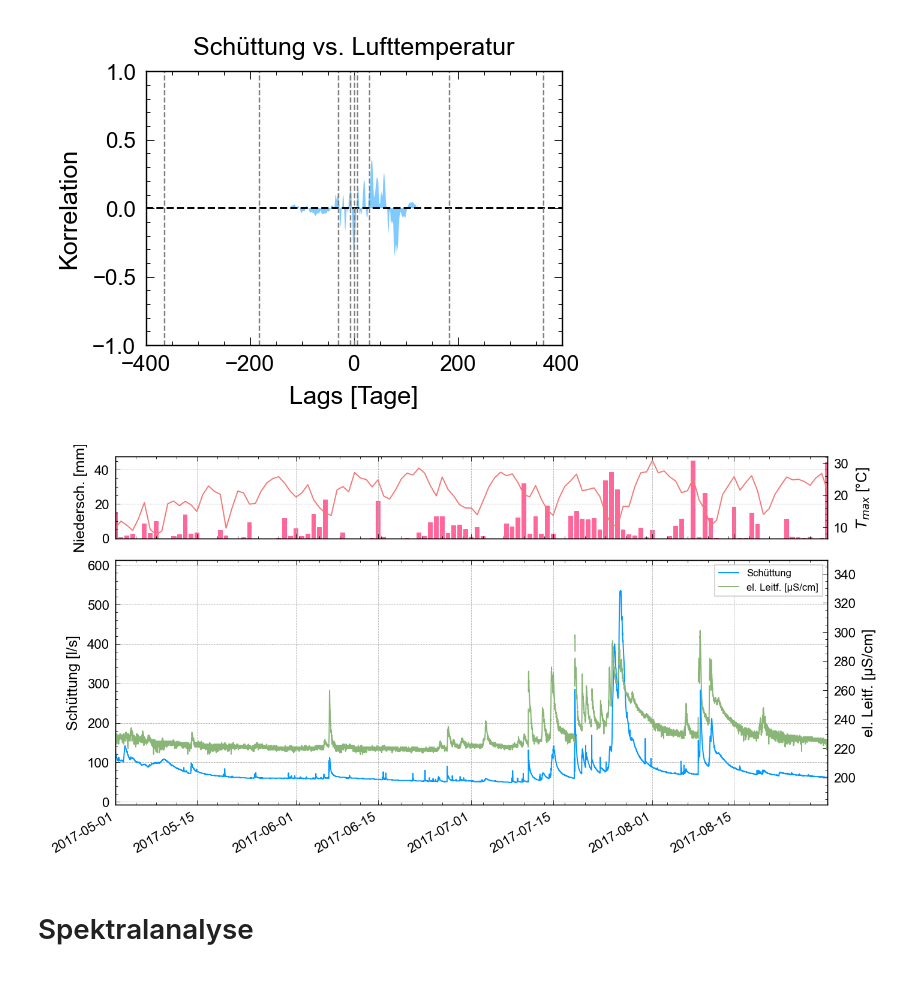
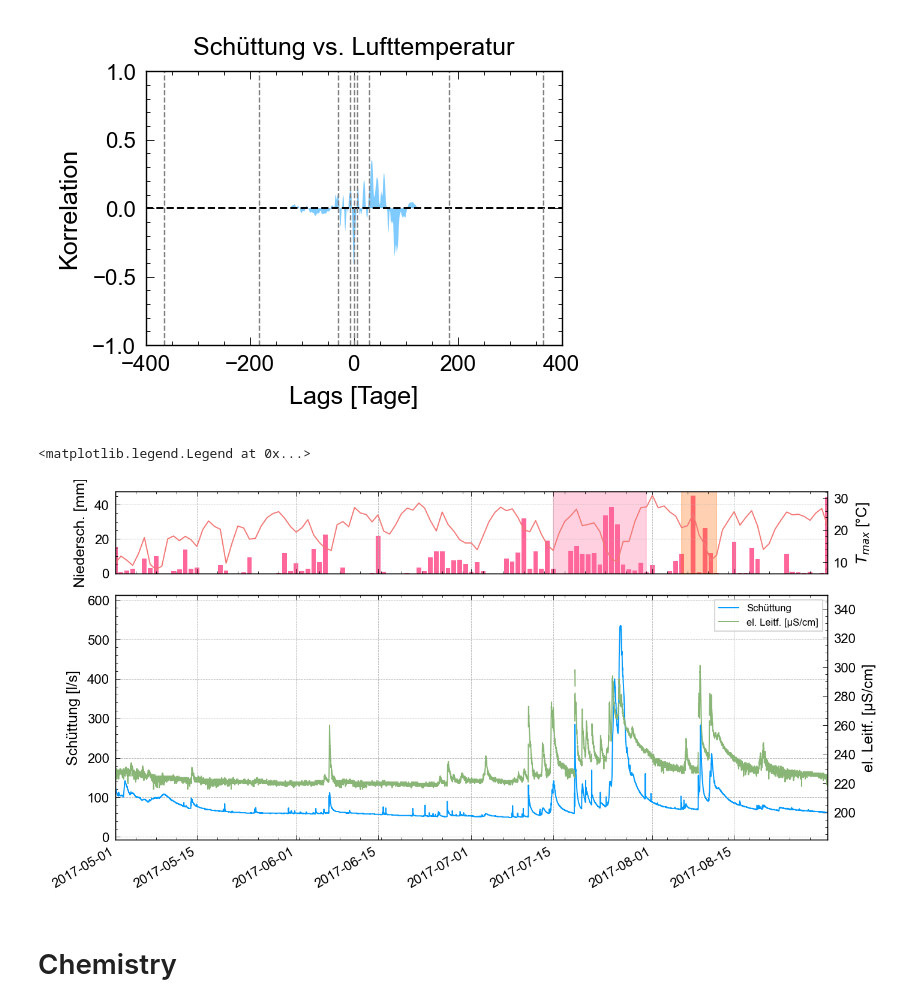
Before and after one commit to paultoechterle/HydroToolkit, a Jupyter notebook: Example_Use.ipynb, the cells around one changed output. Saved outputs shown, nothing was run; the diff lists cells and outputs as text; code cells hidden in the pictures.

```diff
--- a/Example_Use.ipynb
+++ b/Example_Use.ipynb
@@ -208,36 +214,45 @@ Text(0.5, 1.0, 'Schüttung vs. Lufttemperatur')
 [figure]
 [figure]
 # %%
-# make a plot of the data
+# create a plot of the recharge event with precipitation and temperature
+# and the spring parameters
 fig, axes = plt.subplots(2,1, figsize=(page, page*0.5), sharex=True,
                          gridspec_kw={'height_ratios': [1, 3]})
 
+# plot the precipitation data
 ax = axes[0]
 ax.bar(precip.index, precip.RR, color='#ff6699')
 ax.set_ylabel('Niedersch. [mm]')
-ax.axvspan('2017-12-26','2018-01-05', color='#ff6699', alpha=0.3)
-ax.axvspan('2018-01-15','2018-01-23', color='#ff6699', alpha=0.3)
 
+# plot the temperature data
 ax2 = plt.twinx(ax)
 ax2.plot(temp, color='#f27977')
 ax2.set(ylabel=r'$T_{max}$ [°C]')
 ax2.grid(False)
 
+# maybe add marks for the recharge events ?
+ax.axvspan('2017-07-15','2017-07-31', color='#ff6699', alpha=0.3)
+ax.axvspan('2017-08-06','2017-08-12', color='#ff6600', alpha=0.3)
+
+# plot the spring parameters in a separate panel of the plot
 ax = axes[1]
 line1, = ax.plot(X.df.Q.interpolate(), label='Schüttung')
-ax.set_ylabel('Schüttung [l/s]')
 ax.set_xlim((t0,tn))
 ax2 = plt.twinx(ax)
 line2, = ax2.plot(X.df.LF, c='#89b576', label='el. Leitf. [µS/cm]')
+
+# style the plot
+ax.set_ylabel('Schüttung [l/s]')
 ax2.grid(False)
 ax2.set(ylabel='el. Leitf. [µS/cm]')
+fig.autofmt_xdate()
 
+# add a legend
 lines = [line1, line2]
 labels = [line.get_label() for line in lines]
 ax.legend(lines, labels)
-
-fig.autofmt_xdate()
 # %% [output]
+<matplotlib.legend.Legend at 0x...>
-[figure, old version]
+[figure, new version]
 # %% [markdown]
-# Spektralanalyse
+# Chemistry
```
Also changed, not shown: parts of 14 cells of this notebook.
